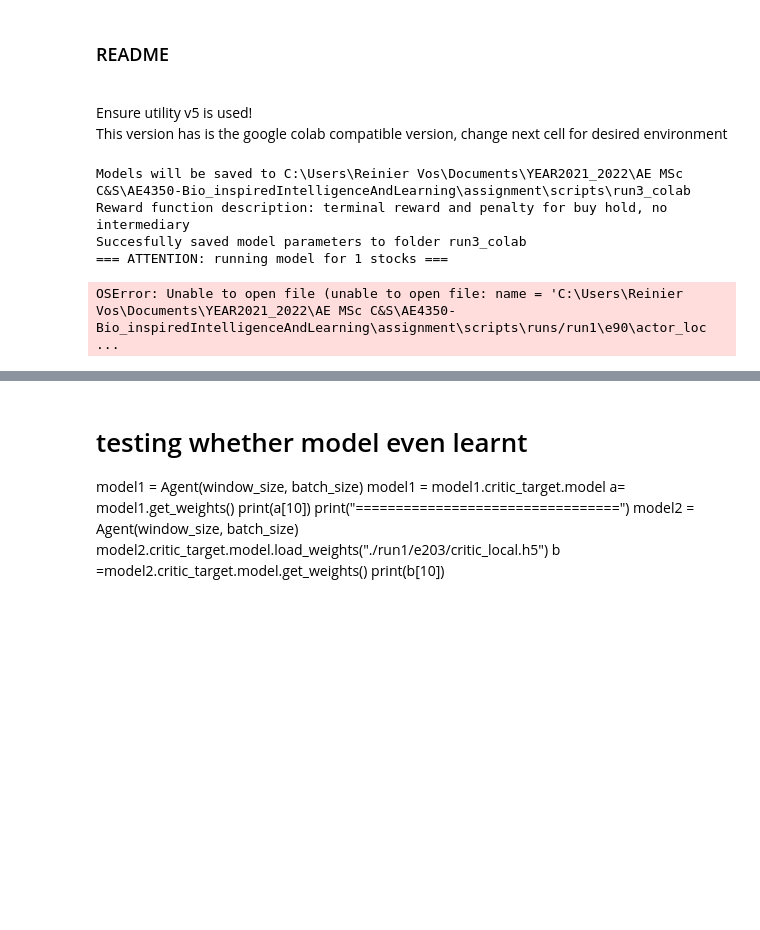
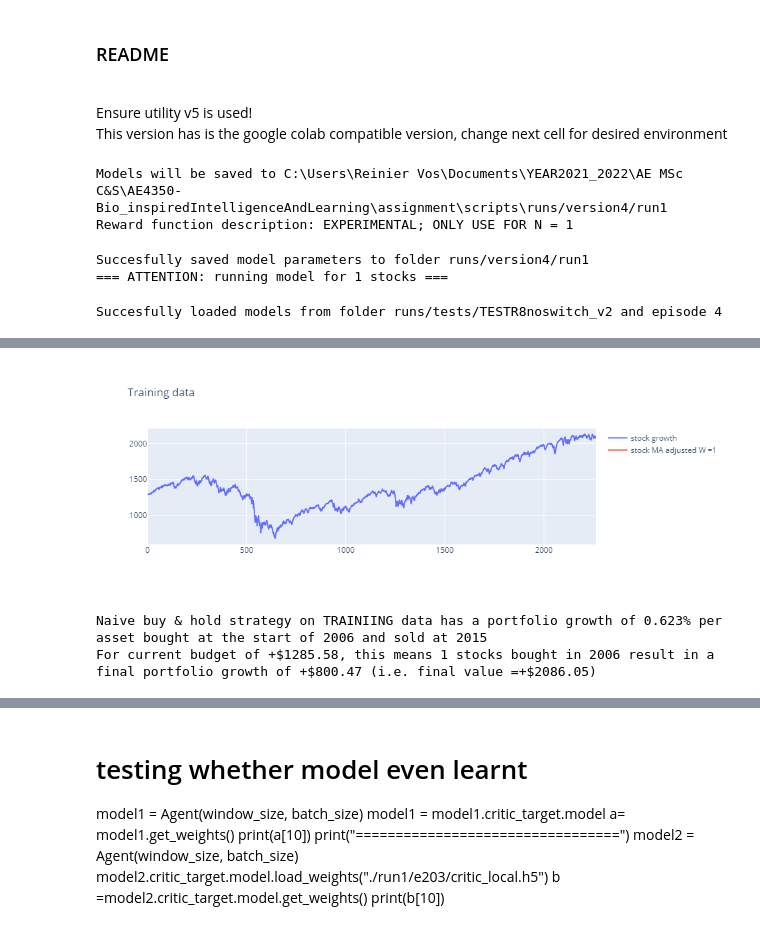
Before and after one commit to rwvosTUD/AE4350-Assignment, a Jupyter notebook: DRLmain_v4.ipynb, the cells around one changed output, grey strips where cells are left out. Drawn from its saved outputs; the diff is of its cells as text; code cells hidden in the pictures; blank space fills up the shorter version.

```diff
--- a/DRLmain_v4.ipynb
+++ b/DRLmain_v4.ipynb
@@ -43,26 +49,25 @@ if using_colab:
 # %%
 window_size = 100
 batch_size = 64 #32
-checkpoint_dir = "run3_colab"
+checkpoint_dir = "runs/version4/run1" # "run3_colab"
 data_extraWindow = 1 # moving average window, do note that this will reduce the data length!
-data, data_extra = getData("traindata",data_extraWindow, colab = using_colab)
+data, data_extra = UtilFuncs.get_data("traindata",data_extraWindow, colab = using_colab)
 l = len(data) - 1
-episode_count = 300
 n_budget = 1 # budget based howmany assets you can buy at the start
 terminate_threshold = 0.10
-hidden_units = [32, 64, 32, 64] # [32, 64, 32, 64] default,first 2 for actor, last 2 for critic
-regularizer = 1e-6 # 1e-6 default
-
+hidden_units = [[128,64,64], [128, 64]] # [32, 64, 32, 64] default,first list for actor, second list for critic
+regularizer = 1e-10 # 1e-6 default
+rewardType = 7
 
 agent = Agent(window_size, batch_size, hidden_units, regularizer,
               data[0], n_budget, terminate_threshold,
-              checkpoint_dir, rewardType = 3, data_extraWindow = data_extraWindow)
+              checkpoint_dir, rewardType = rewardType, data_extraWindow = data_extraWindow)
 print("=== ATTENTION: running model for {} stocks ===".format(n_budget))
 # %% [output]
-Models will be saved to C:\Users\Reinier Vos\Documents\YEAR2021_2022\AE MSc C&S\AE4350-Bio_inspiredIntelligenceAndLearning\assignment\scripts\run3_colab
-Reward function description: terminal reward and penalty for buy hold, no intermediary
-Succesfully saved model parameters to folder run3_colab
-=== ATTENTION: running model for 1 stocks ===
+Models will be saved to C:\Users\Reinier Vos\Documents\YEAR2021_2022\AE MSc C&S\AE4350-Bio_inspiredIntelligenceAndLearning\assignment\scripts\runs/version4/run1
+Reward function description: EXPERIMENTAL; ONLY USE FOR N = 1
+Succesfully saved model parameters to folder runs/version4/run1
+=== ATTENTION: running model for 1 stocks ===
 # %%
 ### loading of model
 #load_dir = "runs/run3"
@@ -71,10 +76,10 @@ Succesfully saved model parameters to folder run3_colab
 if using_colab:
     load_dir = "AE4350_Assignment/prev_runs/n{0}prev_run".format(n_budget)
 else:
-    load_dir = "runs/run1"
-agent.load_models(load_dir,90)
+    load_dir = "runs/tests/TESTR8noswitch_v2"
+agent.load_models(load_dir,4)
 # %% [output]
-OSError: Unable to open file (unable to open file: name = 'C:\Users\Reinier Vos\Documents\YEAR2021_2022\AE MSc C&S\AE4350-Bio_inspiredIntelligenceAndLearning\assignment\scripts\runs/run1\e90\actor_loc ...
+Succesfully loaded models from folder runs/tests/TESTR8noswitch_v2 and episode 4
 # %%
 # Setup naive benchmark, buy and hold for training data
 fig = pgo.Figure()
@@ -91,7 +96,8 @@ growth_buyhold_per = (data[-1]-data[0])/data[0]
 print("Naive buy & hold strategy on TRAINIING data has a portfolio growth of {0}% per asset bought at the start of 2006 and sold at 2015".format(round(growth_buyhold_per,3)))
 growth_buyhold_cash = agent.budget*growth_buyhold_per
 growth_buyhold = (agent.n_budget*(data-data[0]))[0:-1]
-print("For current budget of {0}, this means {1} stocks bought in 2006 result in a final portfolio growth of {2} (i.e. final value ={3})".format(formatPrice(agent.budget),
+print("For current budget of {0}, this means {1} stocks bought in 2006 result in a final portfolio growth of {2} (i.e. final value ={3})".format(UtilFuncs.to_currency(agent.budget),
                                                                                                                                                  agent.n_budget,
-                                                                                                                                                 formatPrice(growth_buyhold_cash),
-                                                                                                                                                 formatPrice(growth_buyhold_cash+agent.budget)))
+                                                                                                                                                 UtilFuncs.to_currency(growth_buyhold_cash),
+                                                                                                                                                 UtilFuncs.to_currency(growth_buyhold_cash+agent.budget)))
+# %% [output]
@@ -98,2 +105,5 @@ print("For current budget of {0}, this means {1} stocks bought in 2006 result in
+[figure, added]
+Naive buy & hold strategy on TRAINIING data has a portfolio growth of 0.623% per asset bought at the start of 2006 and sold at 2015
+For current budget of +$1285.58, this means 1 stocks bought in 2006 result in a final portfolio growth of +$800.47 (i.e. final value =+$2086.05)
 # %%
 showfigs = False
```
Also changed, not shown: parts of 9 cells of this notebook, 1 other file.
